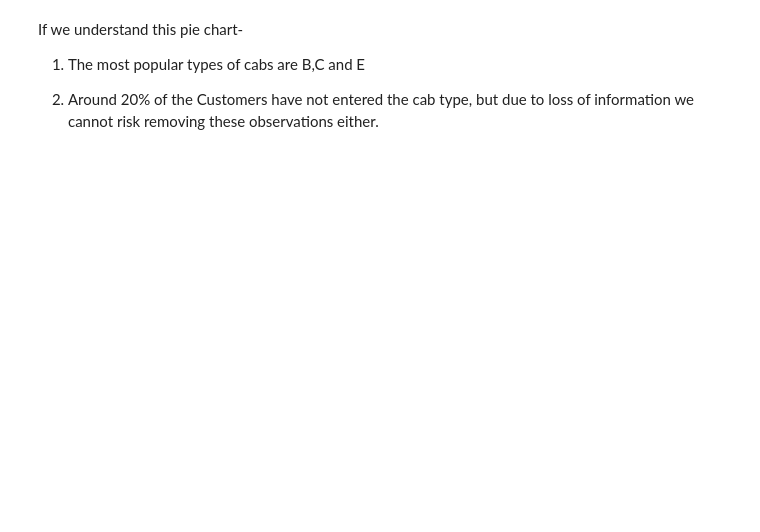
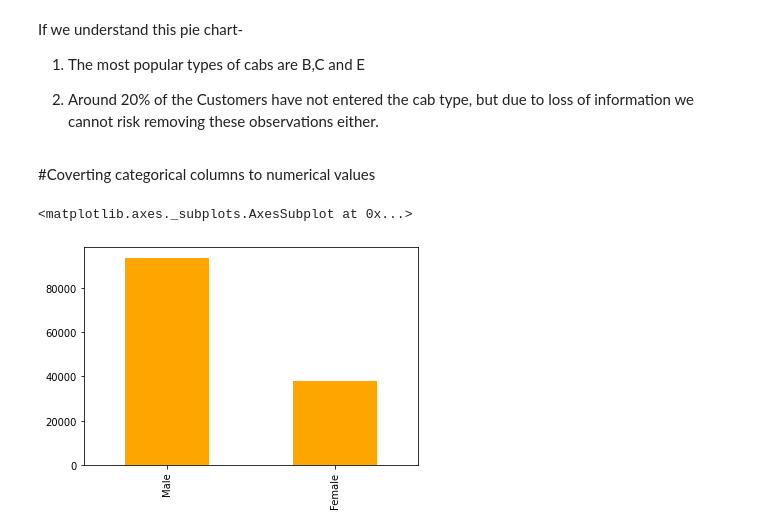
Before and after one commit to sspaulc/TAXI-MOBILITY-SURGE-PRICE-PREDICTION, a Jupyter notebook: Taxi_Price_Surge_Prediction.ipynb, the cells around one changed output. Cells and saved outputs as stored; diff of their text form; code cells hidden in the pictures; blank space fills up the shorter version.

```diff
--- a/Taxi_Price_Surge_Prediction.ipynb
+++ b/Taxi_Price_Surge_Prediction.ipynb
@@ -224,3 +257,10 @@ If we understand this pie chart-
 1. The most popular types of cabs are B,C and E
 
 2. Around 20% of the Customers have not entered the cab type, but due to loss of information we cannot risk removing these observations either.
+# %% [markdown]
+#Coverting categorical columns to numerical values
+# %%
+data['Gender'].value_counts().plot(kind='bar',color= 'orange')
+# %% [output]
+<matplotlib.axes._subplots.AxesSubplot at 0x...>
+[figure, added]
```
Also changed, not shown: parts of 65 cells of this notebook.
